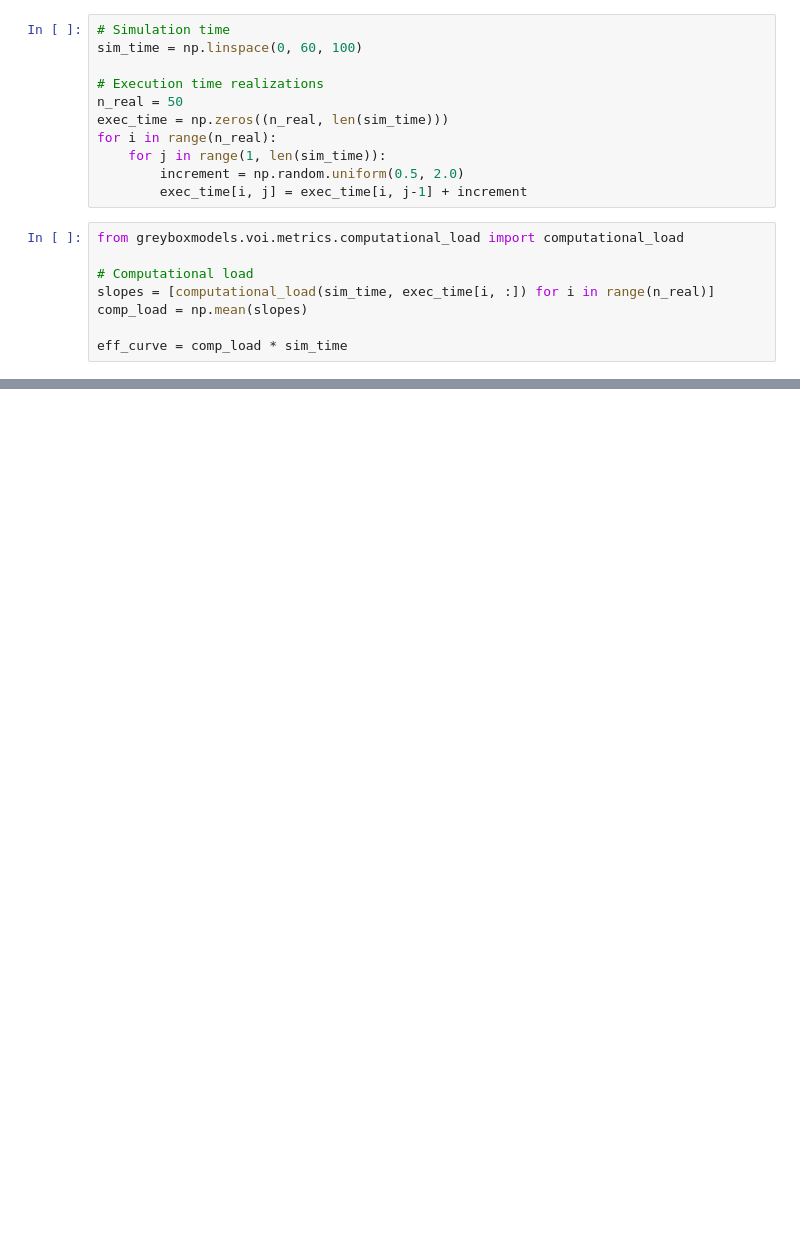
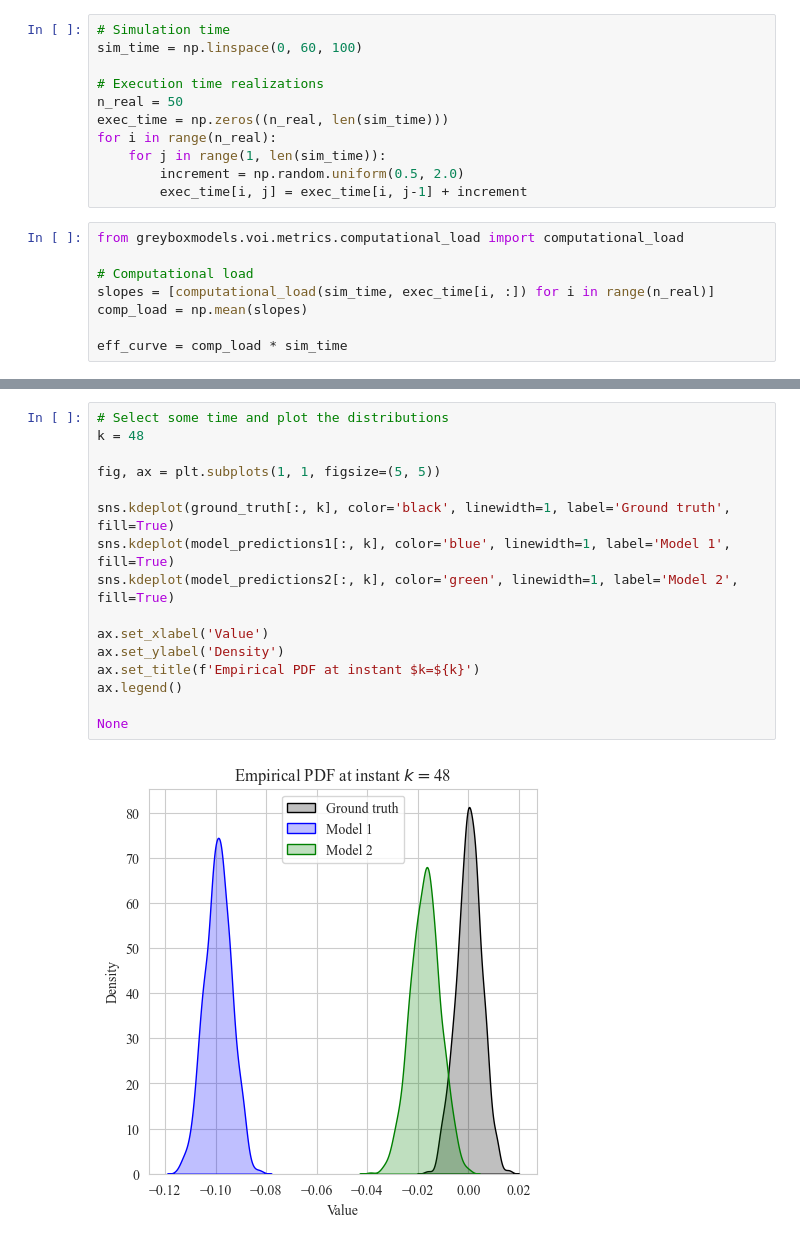
Before and after one commit to jpfutalef/VoI, a Jupyter notebook: notebooks/losses_figures.ipynb, the cells around one changed output, grey strips where cells are left out. Cells and saved outputs as stored; diff of their text form; blank space fills up the shorter version.

```diff
--- a/notebooks/losses_figures.ipynb
+++ b/notebooks/losses_figures.ipynb
@@ -51,0 +145,18 @@ ax.set_ylim([0, 150])
+# %%
+# Select some time and plot the distributions
+k = 48
+
+fig, ax = plt.subplots(1, 1, figsize=(5, 5))
+
+sns.kdeplot(ground_truth[:, k], color='black', linewidth=1, label='Ground truth', fill=True)
+sns.kdeplot(model_predictions1[:, k], color='blue', linewidth=1, label='Model 1', fill=True)
+sns.kdeplot(model_predictions2[:, k], color='green', linewidth=1, label='Model 2', fill=True)
+
+ax.set_xlabel('Value')
+ax.set_ylabel('Density')
+ax.set_title(f'Empirical PDF at instant $k=${k}')
+ax.legend()
+
+None
+# %% [output]
+[figure, added]
```
Also changed, not shown: parts of 9 cells of this notebook.
